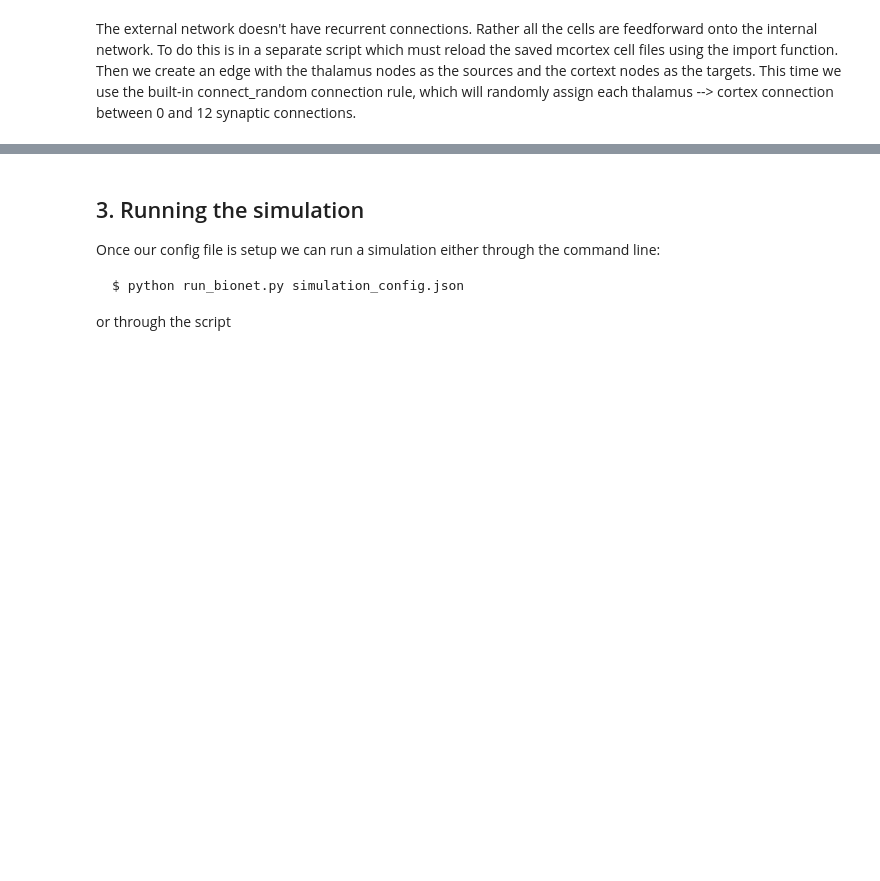
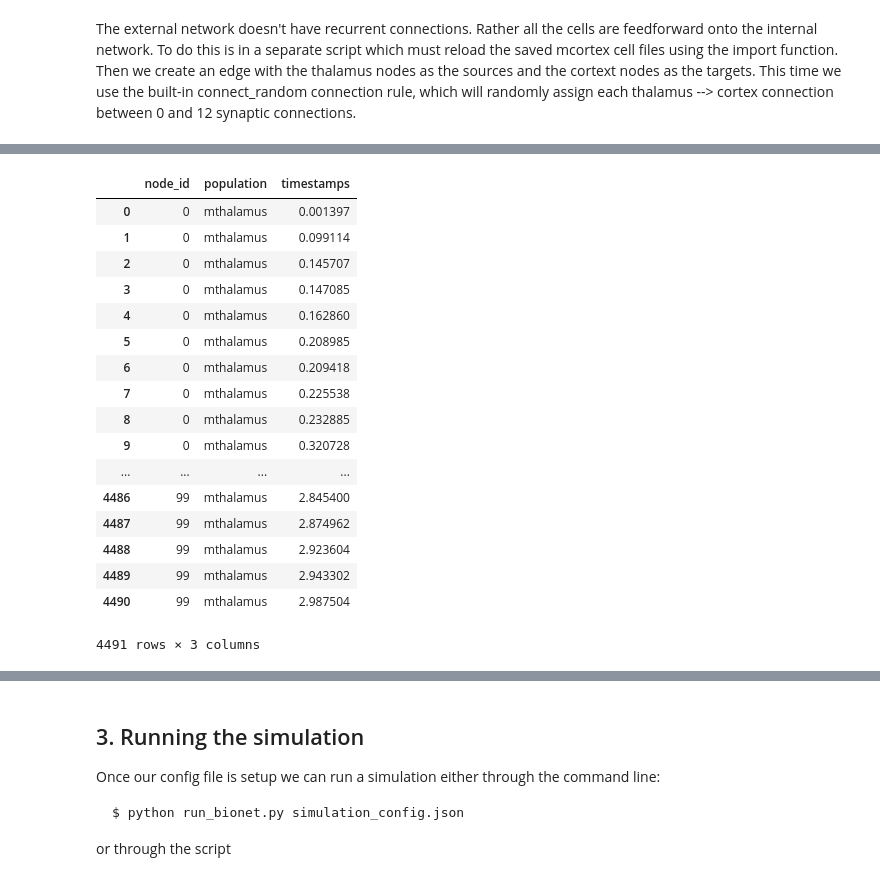
Before and after one commit to AllenInstitute/bmtk, a Jupyter notebook: docs/tutorial/03_single_pop.ipynb, the cells around one changed output, grey strips where cells are left out. Drawn from its saved outputs; the diff is of its cells as text; code cells hidden in the pictures; blank space fills up the shorter version.

```diff
--- a/docs/tutorial/03_single_pop.ipynb
+++ b/docs/tutorial/03_single_pop.ipynb
@@ -152,0 +110,31 @@ sg.save_csv('thalamus_spikes.csv', in_ms=True)
+# %%
+from bmtk.utils.reports.spike_trains import PoissonSpikeGenerator
+
+psg = PoissonSpikeGenerator(population='mthalamus')
+psg.add(node_ids=range(100),  # Have 10 nodes to match mthalamus
+        firing_rate=15.0,    # 15 Hz, we can also pass in a nonhomoegenous function/array
+        times=(0.0, 3.0))    # Firing starts at 0 s up to 3 s
+psg.to_sonata('sim_ch03/inputs/mthalamus_spikes.h5')
+
+# Let's do a quick check that we have reasonable results. Should see somewhere on the order of 15*3*100 = 4500
+# spikes
+psg.to_dataframe()
+# %% [output]
+|  | node_id | population | timestamps |
+| 0 | 0 | mthalamus | 0.001397 |
+| 1 | 0 | mthalamus | 0.099114 |
+| 2 | 0 | mthalamus | 0.145707 |
+| 3 | 0 | mthalamus | 0.147085 |
+| 4 | 0 | mthalamus | 0.162860 |
+| 5 | 0 | mthalamus | 0.208985 |
+| 6 | 0 | mthalamus | 0.209418 |
+| 7 | 0 | mthalamus | 0.225538 |
+| 8 | 0 | mthalamus | 0.232885 |
+| 9 | 0 | mthalamus | 0.320728 |
+| ... | ... | ... | ... |
+| 4486 | 99 | mthalamus | 2.845400 |
+| 4487 | 99 | mthalamus | 2.874962 |
+| 4488 | 99 | mthalamus | 2.923604 |
+| 4489 | 99 | mthalamus | 2.943302 |
+| 4490 | 99 | mthalamus | 2.987504 |
+4491 rows × 3 columns
```
Also changed, not shown: parts of 17 cells of this notebook, 4 other files.
